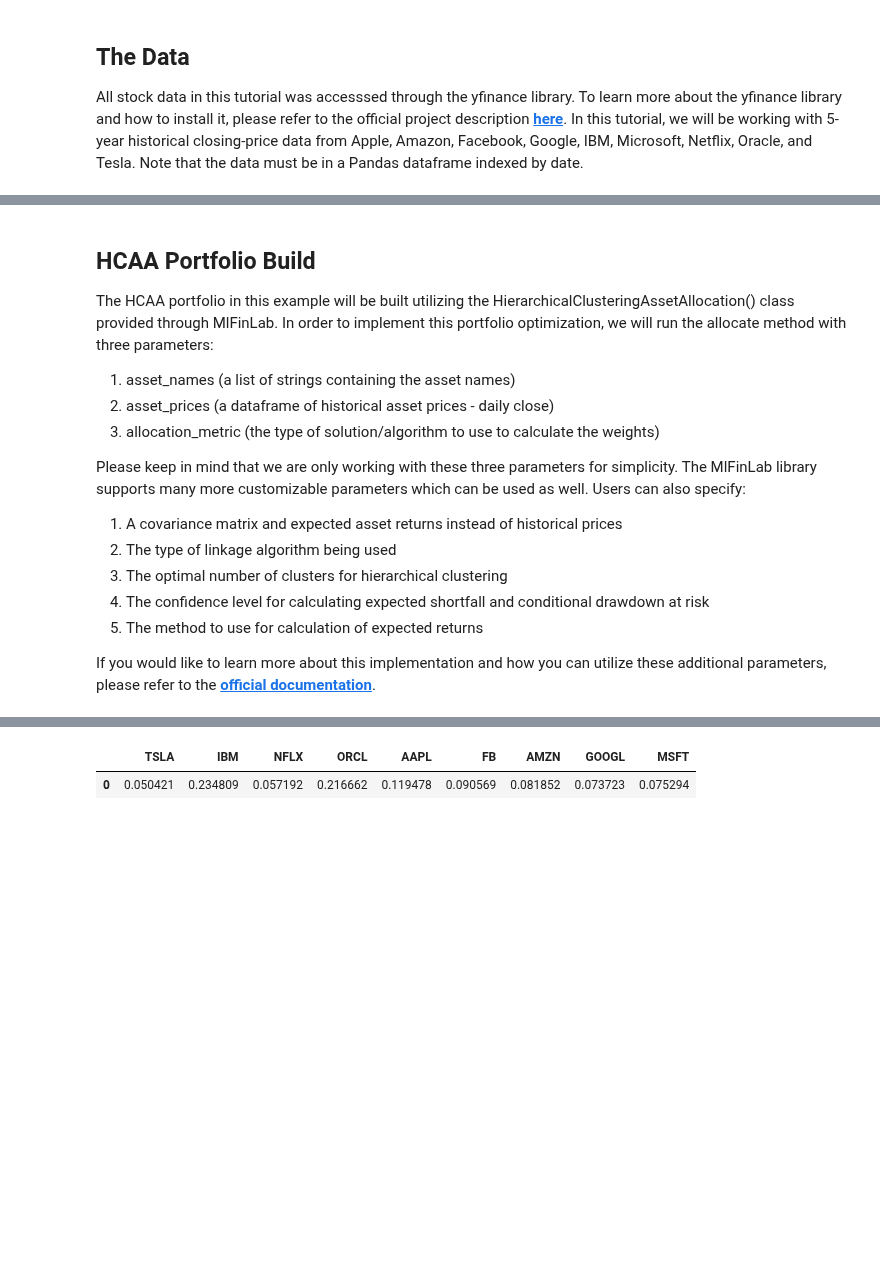
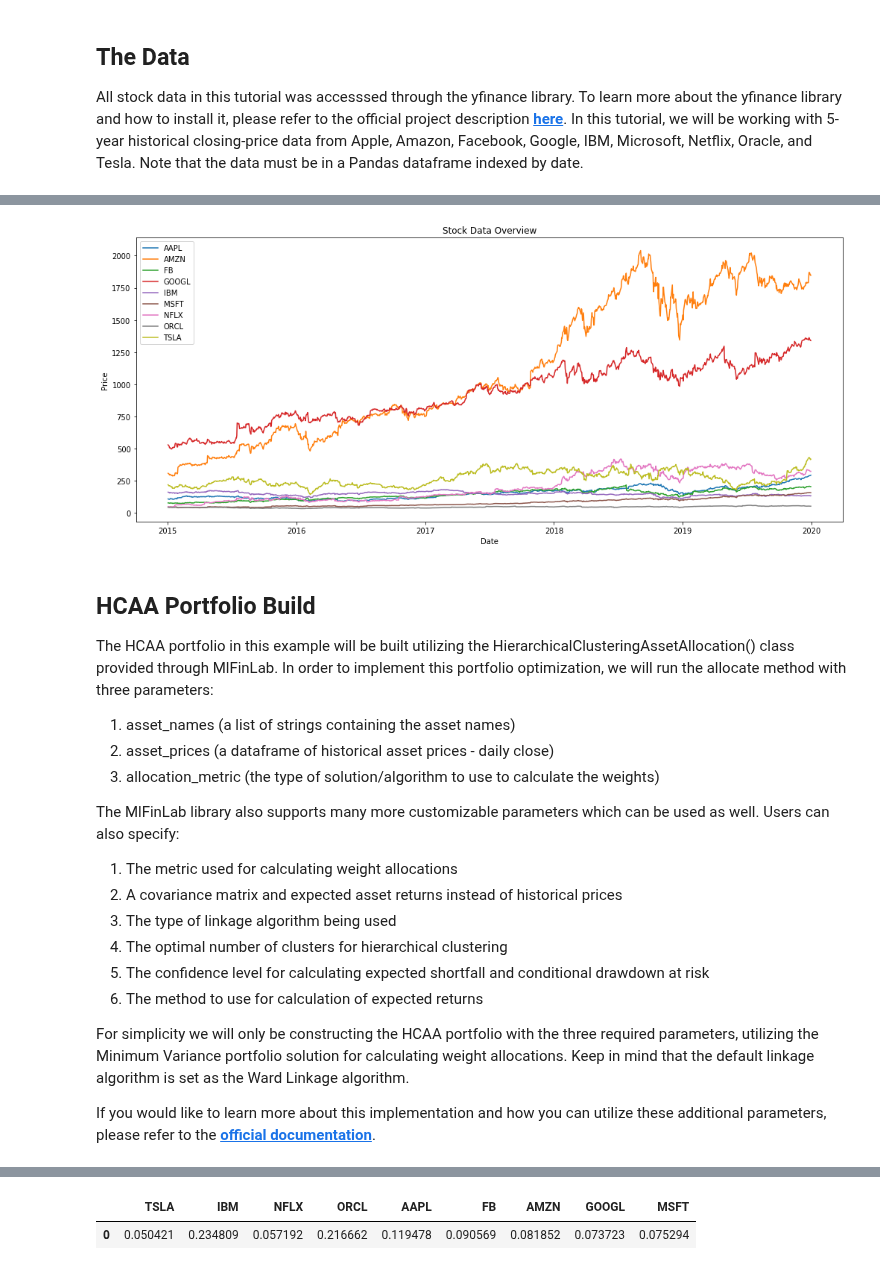
Before and after one commit to tzw101/research, a Jupyter notebook: Portfolio Optimisation Tutorials/HCAA & HRP Comparison/HCAA_HRP_comparison.ipynb, the cells around one changed output, grey strips where cells are left out. Cells and saved outputs as stored; diff of their text form; code cells hidden in the pictures; blank space fills up the shorter version.

Commit message:
First draft of HCAA vs. HRP Comparison Notebook
A comparison notebook was added comparing the HCAA and HRP algorithms and their implementation through MlFinLab

```diff
--- a/Portfolio Optimisation Tutorials/HCAA & HRP Comparison/HCAA_HRP_comparison.ipynb
+++ b/Portfolio Optimisation Tutorials/HCAA & HRP Comparison/HCAA_HRP_comparison.ipynb
@@ -58,19 +52,34 @@ stock_prices.head()
 | 2019-12-27 | 289.799988 | 1869.800049 | 208.100006 | 1354.640015 | 135.270004 | 158.960007 | 329.089996 | 53.459999 | 430.380005 |
 | 2019-12-26 | 289.910004 | 1868.770020 | 207.789993 | 1362.469971 | 134.910004 | 158.669998 | 332.630005 | 53.570000 | 430.940002 |
 | 2019-12-24 | 284.269989 | 1789.209961 | 205.119995 | 1344.430054 | 134.979996 | 157.380005 | 333.200012 | 53.439999 | 425.250000 |
+# %%
+# Taking a quick look at our data
+plt.figure(figsize=(17,7))
+plt.plot(stock_prices)
+plt.ylabel('Price')
+plt.xlabel('Date')
+plt.title('Stock Data Overview')
+plt.legend(stock_prices.columns)
+plt.show()
+# %% [output]
+[figure, added]
 # %% [markdown]
 ## HCAA Portfolio Build
+
 The HCAA portfolio in this example will be built utilizing the HierarchicalClusteringAssetAllocation() class provided through MlFinLab. In order to implement this portfolio optimization, we will run the allocate method with three parameters:
 1. asset_names (a list of strings containing the asset names)
 2. asset_prices (a dataframe of historical asset prices - daily close)
 3. allocation_metric (the type of solution/algorithm to use to calculate the weights)
 
-Please keep in mind that we are only working with these three parameters for simplicity. The MlFinLab library supports many more customizable parameters which can be used as well. Users can also specify:
-1. A covariance matrix and expected asset returns instead of historical prices
-2. The type of linkage algorithm being used
-3. The optimal number of clusters for hierarchical clustering
-4. The confidence level for calculating expected shortfall and conditional drawdown at risk
-5. The method to use for calculation of expected returns
+The MlFinLab library also supports many more customizable parameters which can be used as well. Users can also specify:
+1. The metric used for calculating weight allocations
+2. A covariance matrix and expected asset returns instead of historical prices
+3. The type of linkage algorithm being used
+4. The optimal number of clusters for hierarchical clustering
+5. The confidence level for calculating expected shortfall and conditional drawdown at risk
+6. The method to use for calculation of expected returns
+
+For simplicity we will only be constructing the HCAA portfolio with the three required parameters, utilizing the Minimum Variance portfolio solution for calculating weight allocations. Keep in mind that the default linkage algorithm is set as the Ward Linkage algorithm.
 
 If you would like to learn more about this implementation and how you can utilize these additional parameters, please refer to the __[official documentation](https://mlfinlab.readthedocs.io/en/latest/portfolio_optimisation/hierarchical_clustering_asset_allocation.html)__.
 # %%
```
Also changed, not shown: parts of 17 cells of this notebook.
